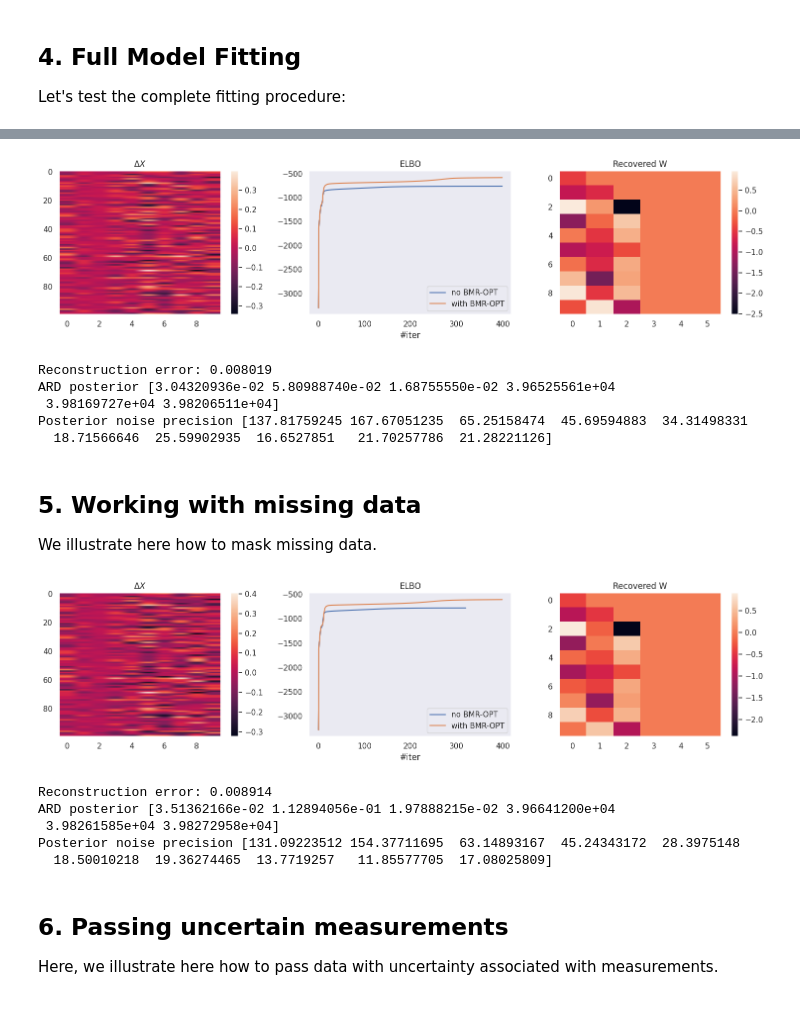
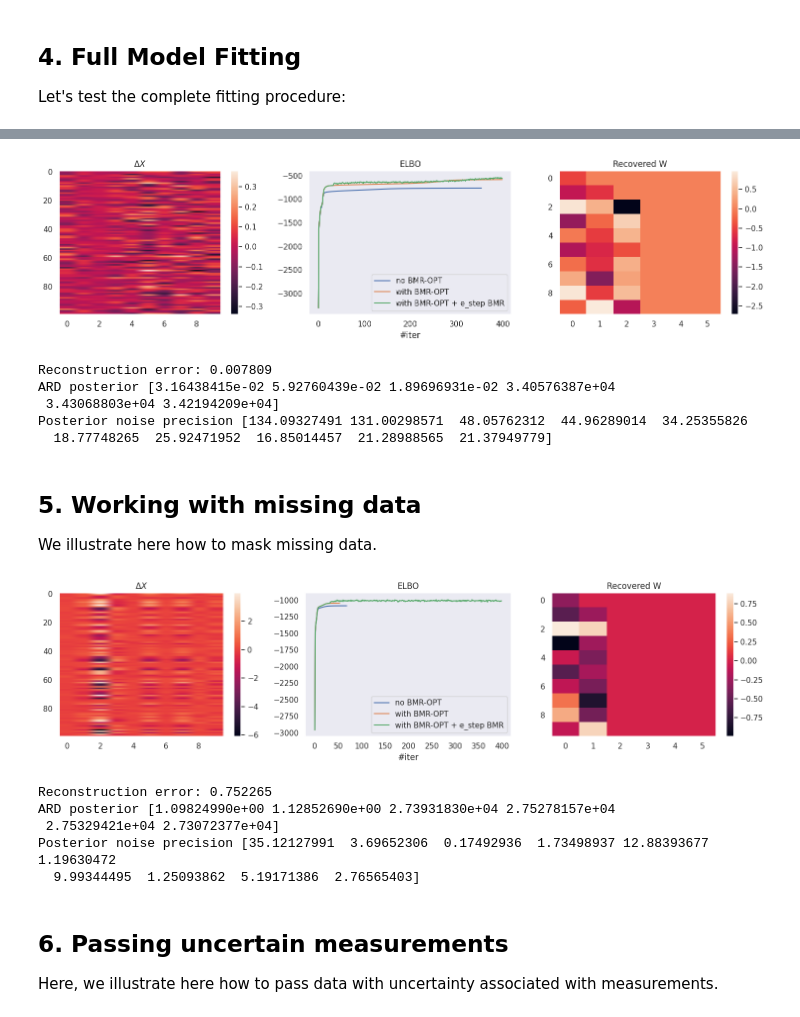
Before and after one commit to dimarkov/sppcax, a Jupyter notebook: examples/debug_factor_analysis.ipynb, the cells around one changed output, grey strips where cells are left out. Saved outputs shown, nothing was run; the diff lists cells and outputs as text; code cells hidden in the pictures.

```diff
--- a/examples/debug_factor_analysis.ipynb
+++ b/examples/debug_factor_analysis.ipynb
@@ -284,12 +338,21 @@ Posterior noise precision 27.320475667983906
 # Initialize model
 model1 = PFA(n_components=2 * n_components, n_features=n_features)
 model2 = PFA(n_components=2 * n_components, n_features=n_features, optimize_with_bmr=True)
+model3 = PFA(n_components=2*n_components, n_features=n_features, optimize_with_bmr=True, bmr_e_step=True)
+
 
 # Fit model
-fitted_model1, elbos1 = fit(model1, X, tol=1e-3, n_iter=400)
-fitted_model2, elbos2 = fit(model2, X, tol=1e-3, n_iter=400)
+key, _key = jr.split(key)
+fitted_model1, elbos1 = fit(model1, X, tol=1e-2, n_iter=400, key=key)
 
-f_model = fitted_model1 if elbos1[-1] > elbos2[-1] else fitted_model2
+key, _key = jr.split(key)
+fitted_model2, elbos2 = fit(model2, X, tol=1e-2, n_iter=400, key=key)
+
+key, _key = jr.split(key)
+fitted_model3, elbos3 = fit(model3, X, tol=1e-2, n_iter=400, key=key)
+
+m = jnp.argmax(jnp.array([elbos1[-1], elbos2[-1], elbos3[-1]])).item()
+f_model = [fitted_model1, fitted_model2, fitted_model3][m]
 
 # Transform data
 qz = transform(f_model, X)
@@ -308,6 +371,7 @@ plt.colorbar()
 plt.subplot(132)
 plt.plot(elbos1, label='no BMR-OPT')
 plt.plot(elbos2, label='with BMR-OPT')
+plt.plot(elbos3, label='with BMR-OPT + e_step BMR')
 plt.title('ELBO')
 plt.xlabel('#iter')
 plt.legend()
@@ -327,12 +391,12 @@ print(f"Reconstruction error: {error:.6f}")
 print("ARD posterior", f_model.W_dist.gamma.mean)
 print("Posterior noise precision", f_model.noise_precision.mean)
 # %% [output]
-[figure, old version]
+[figure, new version]
-Reconstruction error: 0.008019
-ARD posterior [3.04320936e-02 5.80988740e-02 1.68755550e-02 3.96525561e+04
- 3.98169727e+04 3.98206511e+04]
-Posterior noise precision [137.81759245 167.67051235  65.25158474  45.69594883  34.31498331
-  18.71566646  25.59902935  16.6527851   21.70257786  21.28221126]
+Reconstruction error: 0.007809
+ARD posterior [3.16438415e-02 5.92760439e-02 1.89696931e-02 3.40576387e+04
+ 3.43068803e+04 3.42194209e+04]
+Posterior noise precision [134.09327491 131.00298571  48.05762312  44.96289014  34.25355826
+  18.77748265  25.92471952  16.85014457  21.28988565  21.37949779]
 # %% [markdown]
 ## 5. Working with missing data
 
@@ -340,17 +404,25 @@ We illustrate here how to mask missing data.
 # %%
 # mask 20% of the observed features
 key, _key = jr.split(key)
-data_mask = jr.bernoulli(_key, p=.99, shape=X.shape)
+data_mask = jr.bernoulli(_key, p=.9, shape=X.shape)
 
 # Initialize model
 model1 = PFA(n_components=2 * n_components, n_features=n_features, data_mask=data_mask)
 model2 = PFA(n_components=2 * n_components, n_features=n_features, data_mask=data_mask, optimize_with_bmr=True)
+model3 = PFA(n_components=2 * n_components, n_features=n_features, data_mask=data_mask, optimize_with_bmr=True, bmr_e_step=True)
 
 # Fit model
-fitted_model1, elbos1 = fit(model1, X, tol=1e-3, n_iter=400)
-fitted_model2, elbos2 = fit(model2, X, tol=1e-3, n_iter=400)
+key, _key = jr.split(key)
+fitted_model1, elbos1 = fit(model1, X, tol=1e-2, n_iter=400, key=key)
 
-f_model = fitted_model1 if elbos1[-1] > elbos2[-1] else fitted_model2
+key, _key = jr.split(key)
+fitted_model2, elbos2 = fit(model2, X, tol=1e-2, n_iter=400, key=key)
+
+key, _key = jr.split(key)
+fitted_model3, elbos3 = fit(model3, X, tol=1e-2, n_iter=400, key=key)
+
+m = jnp.argmax(jnp.array([elbos1[-1], elbos2[-1], elbos3[-1]])).item()
+f_model = [fitted_model1, fitted_model2, fitted_model3][m]
 
 # Transform data
 qz = transform(f_model, X, use_data_mask=True)
@@ -366,39 +438,40 @@ plt.imshow((X - X_reconstructed) , aspect='auto')
 plt.title(r'$\Delta X$')
 plt.colorbar()
 
 plt.subplot(132)
 plt.plot(elbos1, label='no BMR-OPT')
 plt.plot(elbos2, label='with BMR-OPT')
+plt.plot(elbos3, label='with BMR-OPT + e_step BMR')
 plt.title('ELBO')
 plt.xlabel('#iter')
 plt.legend()
 
 plt.subplot(133)
 plt.imshow(f_model.W_dist.mean, aspect='auto')
 plt.title('Recovered W')
 plt.colorbar()
 
 plt.tight_layout()
 plt.show()
 
 # Print reconstruction error
 error = jnp.mean(jnp.square((X - X_reconstructed)))
 print(f"Reconstruction error: {error:.6f}")
 
 print("ARD posterior", f_model.W_dist.gamma.mean)
 print("Posterior noise precision", f_model.noise_precision.mean)
 
 # NOTE: This is slightly strange, probably a bug somewhere.
 # If 1% of data is masked, the convergance is faster then with a full data set,
 # However, if we increase the number of masked datapoints the performance becomes
 # worse (more components get pruned) while convergence is faster.
 # %% [output]
-[figure, old version]
+[figure, new version]
-Reconstruction error: 0.008914
-ARD posterior [3.51362166e-02 1.12894056e-01 1.97888215e-02 3.96641200e+04
- 3.98261585e+04 3.98272958e+04]
-Posterior noise precision [131.09223512 154.37711695  63.14893167  45.24343172  28.3975148
-  18.50010218  19.36274465  13.7719257   11.85577705  17.08025809]
+Reconstruction error: 0.752265
+ARD posterior [1.09824990e+00 1.12852690e+00 2.73931830e+04 2.75278157e+04
+ 2.75329421e+04 2.73072377e+04]
+Posterior noise precision [35.12127991  3.69652306  0.17492936  1.73498937 12.88393677  1.19630472
+  9.99344495  1.25093862  5.19171386  2.76565403]
 # %% [markdown]
 ## 6. Passing uncertain measurements
 
```
Also changed, not shown: parts of 5 cells of this notebook.
